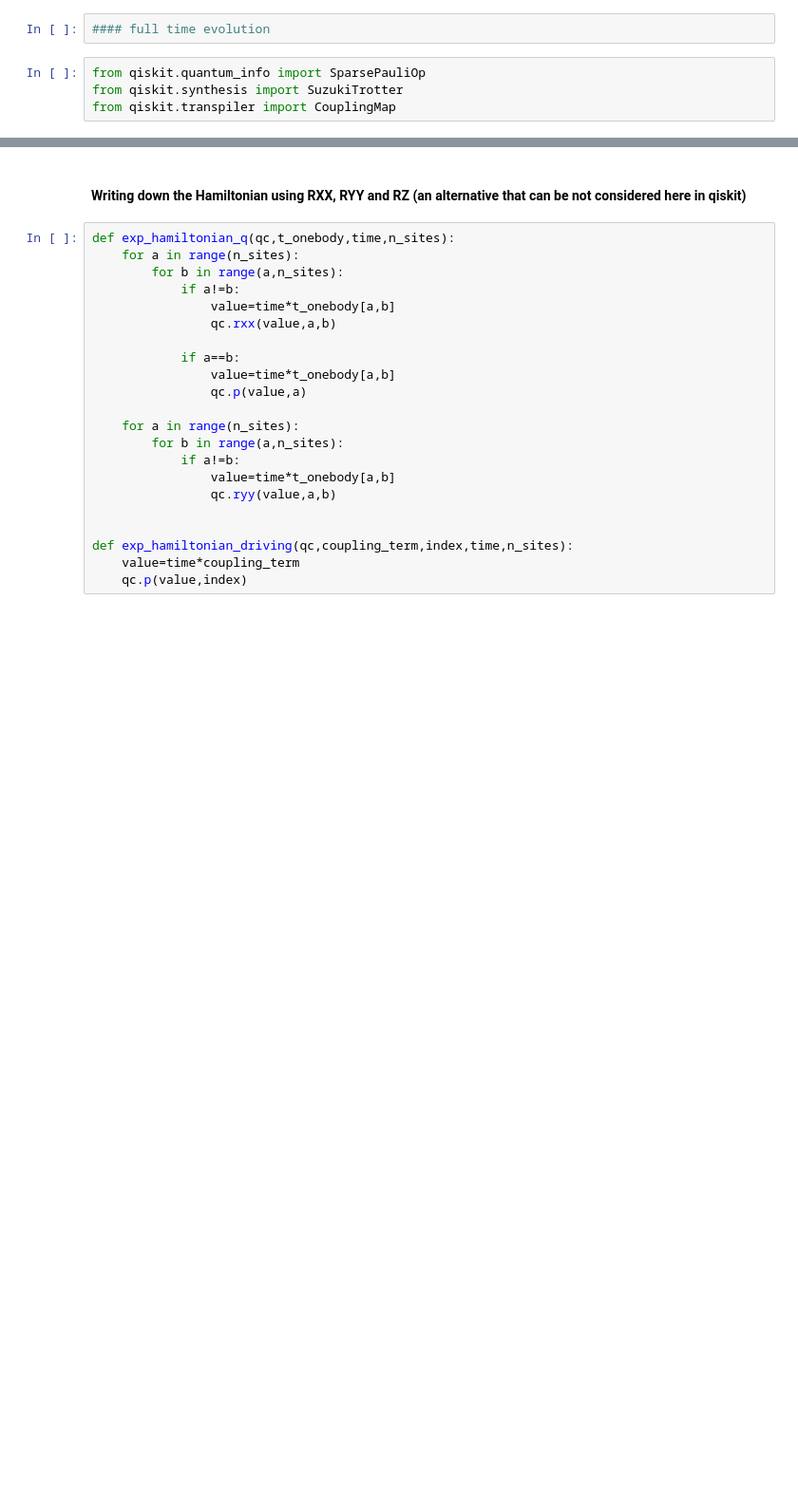
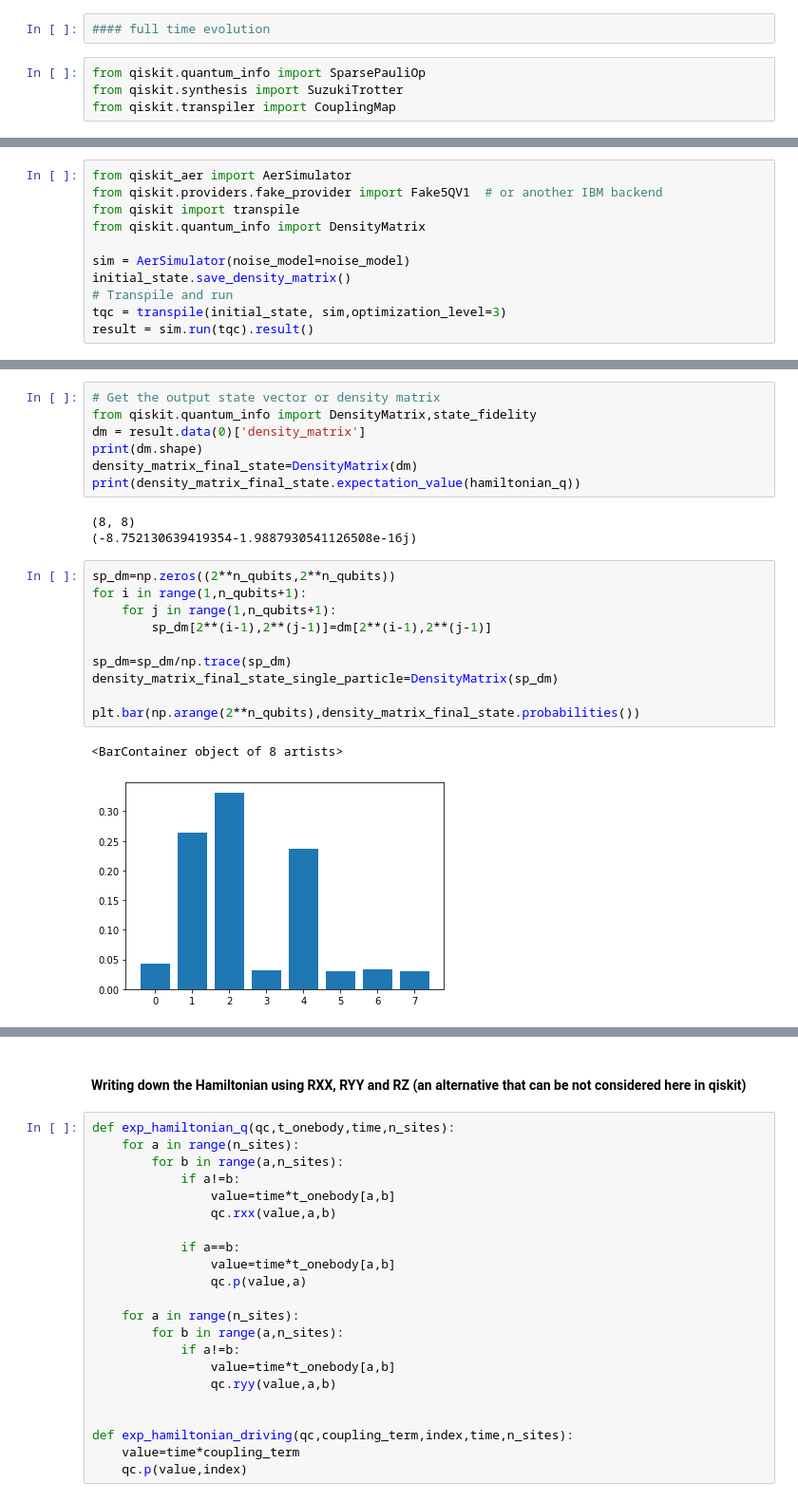
Before and after one commit to emacosta95/2nd_qa4nsm, a Jupyter notebook: ImplementationonQiskit.ipynb, the cells around one changed output, grey strips where cells are left out. Shown at 95% size. Drawn from its saved outputs; the diff is of its cells as text; blank space fills up the shorter version.

```diff
--- a/ImplementationonQiskit.ipynb
+++ b/ImplementationonQiskit.ipynb
@@ -363,0 +400,11 @@ IonQCredentialsError: IonQCredentialsError('Credentials `token` may not be None!
+# %%
+from qiskit_aer import AerSimulator
+from qiskit.providers.fake_provider import Fake5QV1  # or another IBM backend
+from qiskit import transpile
+from qiskit.quantum_info import DensityMatrix
+
+sim = AerSimulator(noise_model=noise_model)
+initial_state.save_density_matrix()
+# Transpile and run
+tqc = transpile(initial_state, sim,optimization_level=3)
+result = sim.run(tqc).result()
@@ -363,0 +434,23 @@ IonQCredentialsError: IonQCredentialsError('Credentials `token` may not be None!
+# %%
+# Get the output state vector or density matrix
+from qiskit.quantum_info import DensityMatrix,state_fidelity
+dm = result.data(0)['density_matrix']
+print(dm.shape)
+density_matrix_final_state=DensityMatrix(dm)
+print(density_matrix_final_state.expectation_value(hamiltonian_q))
+# %% [output]
+(8, 8)
+(-8.752130639419354-1.9887930541126508e-16j)
+# %%
+sp_dm=np.zeros((2**n_qubits,2**n_qubits))
+for i in range(1,n_qubits+1):
+    for j in range(1,n_qubits+1):
+        sp_dm[2**(i-1),2**(j-1)]=dm[2**(i-1),2**(j-1)]
+
+sp_dm=sp_dm/np.trace(sp_dm)
+density_matrix_final_state_single_particle=DensityMatrix(sp_dm)
+
+plt.bar(np.arange(2**n_qubits),density_matrix_final_state.probabilities())
+# %% [output]
+<BarContainer object of 8 artists>
+[figure, added]
```
Also changed, not shown: parts of 25 cells of this notebook, 9 other files.
